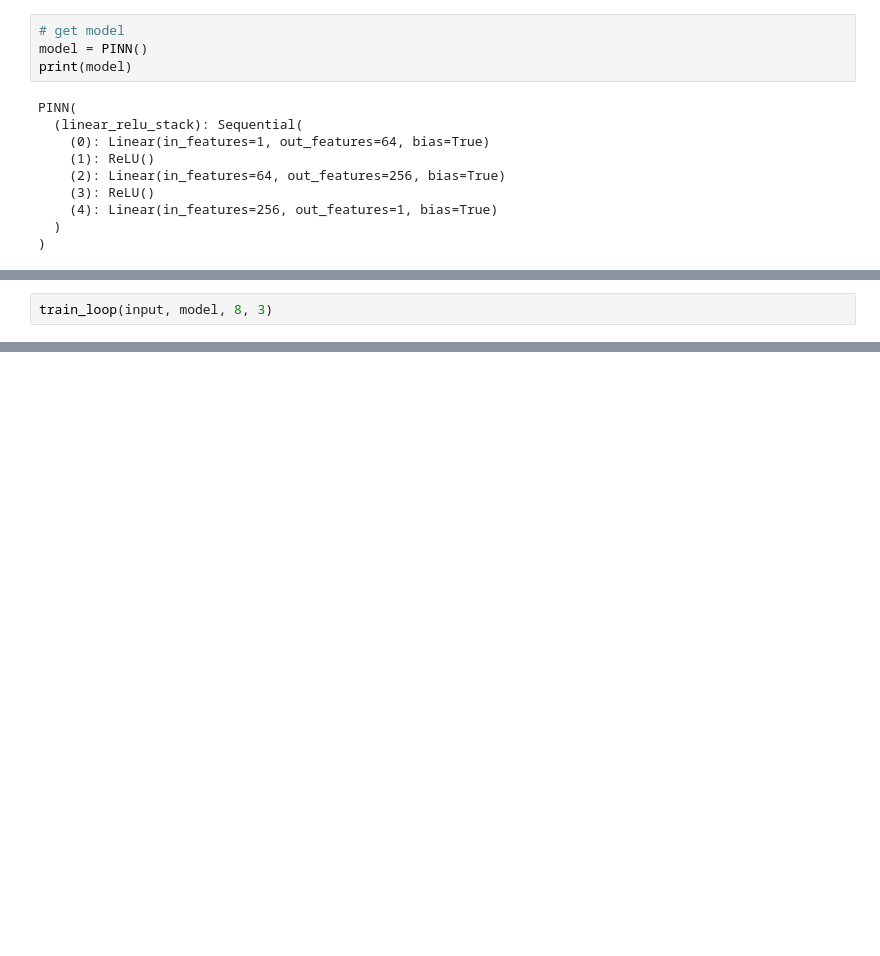
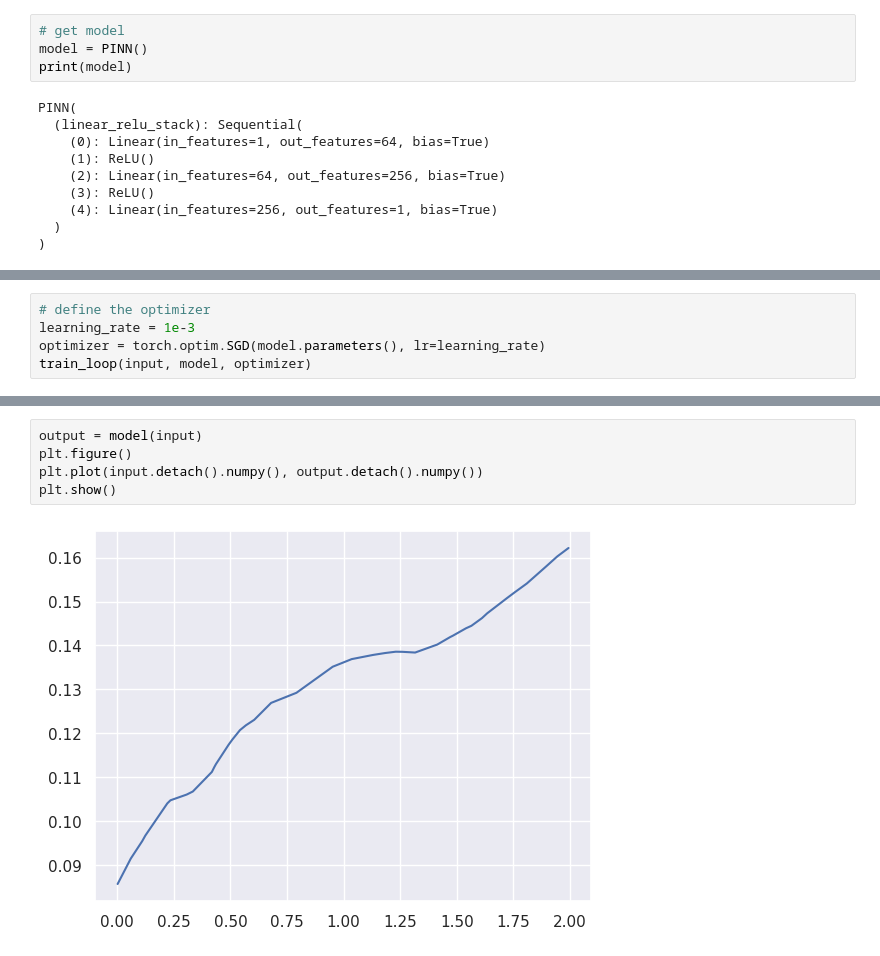
Before and after one commit to Bear-Witness-98/pinns_on_pytorch, a Jupyter notebook: PINN/main.ipynb, the cells around one changed output, grey strips where cells are left out. Drawn from its saved outputs; the diff is of its cells as text; blank space fills up the shorter version.

Commit message:
First training to a specific function

```diff
--- a/PINN/main.ipynb
+++ b/PINN/main.ipynb
@@ -54,2 +53,0 @@ plt.show()
-# %%
-train_loop(input, model, 8, 3)
@@ -61,0 +54,5 @@ train_loop(input, model, 8, 3)
+# %%
+# define the optimizer
+learning_rate = 1e-3
+optimizer = torch.optim.SGD(model.parameters(), lr=learning_rate)
+train_loop(input, model, optimizer)
@@ -61,0 +63,7 @@ train_loop(input, model, 8, 3)
+# %%
+output = model(input)
+plt.figure()
+plt.plot(input.detach().numpy(), output.detach().numpy())
+plt.show()
+# %% [output]
+[figure, added]
```
Also changed, not shown: parts of 5 cells of this notebook, 2 other files.
